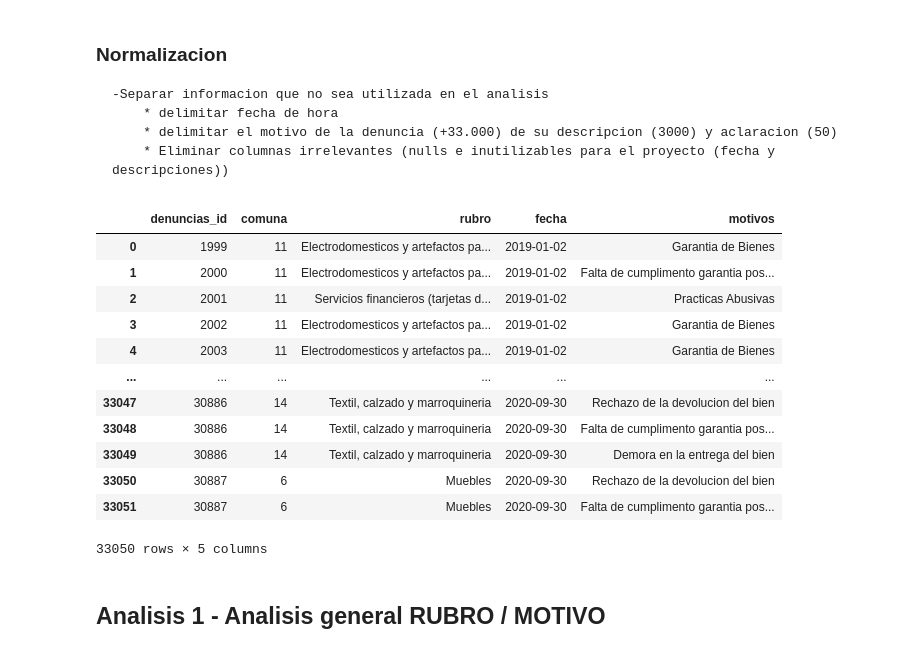
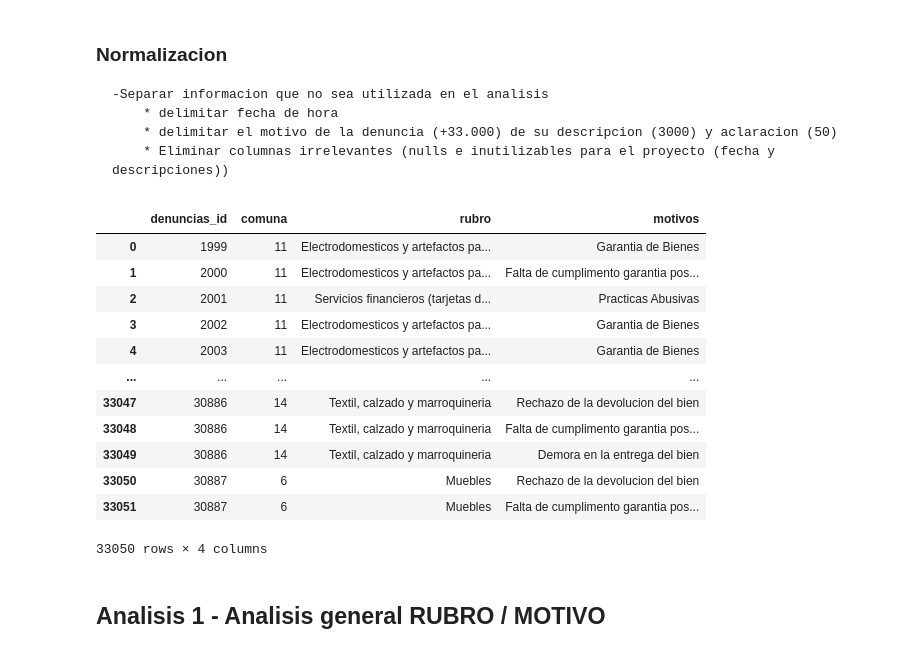
Before and after one commit to romenter/analisis-denuncias-sc, a Jupyter notebook: main.ipynb, the cells around one changed output. Drawn from its saved outputs; the diff is of its cells as text; code cells hidden in the pictures.

```diff
--- a/main.ipynb
+++ b/main.ipynb
@@ -125,47 +125,47 @@ date = df.fecha.str.split(pat=' ', expand=True).drop(columns=1)
 
 reason = df.motivo_denuncia.str.split(pat='-', expand=True).drop(columns=[1,2]).rename(columns={0:'motivos'})
 # Ver simplificado      -->      reason.count()
 
 
 # Realizamos merge entre las columnas
 
 df = df.merge(date, right_index=True,left_index=True).merge(reason, right_index=True,left_index=True)
 
 
 # Eliminamos columnas que no necesitemos
 
-df = df.drop(columns=['fecha','motivo_denuncia']).rename(columns={0:'fecha'})
+df = df.drop(columns=['fecha','motivo_denuncia',0])
 
 
 
 # ---------------------- FILA FAKE? -----------------------
 # Mientras se realizaba un analisis de los motivos, se encontraron 2 motivos denominados 'jdjdjdjd' y se eliminaron los datos asociados
 
 
 errors = df[df['motivos'] == 'jdjdjdjd'].index
 
 df = df.drop(errors)
 
 
 # ----------------------
 
 df_copy = df
 # creamos una copia para la no modificacion de la tabla original
 df
 # %% [output]
-|  | denuncias_id | comuna | rubro | fecha | motivos |
-| 0 | 1999 | 11 | Electrodomesticos y artefactos pa... | 2019-01-02 | Garantia de Bienes |
-| 1 | 2000 | 11 | Electrodomesticos y artefactos pa... | 2019-01-02 | Falta de cumplimento garantia pos... |
-| 2 | 2001 | 11 | Servicios financieros (tarjetas d... | 2019-01-02 | Practicas Abusivas |
-| 3 | 2002 | 11 | Electrodomesticos y artefactos pa... | 2019-01-02 | Garantia de Bienes |
-| 4 | 2003 | 11 | Electrodomesticos y artefactos pa... | 2019-01-02 | Garantia de Bienes |
-| ... | ... | ... | ... | ... | ... |
-| 33047 | 30886 | 14 | Textil, calzado y marroquineria | 2020-09-30 | Rechazo de la devolucion del bien |
-| 33048 | 30886 | 14 | Textil, calzado y marroquineria | 2020-09-30 | Falta de cumplimento garantia pos... |
-| 33049 | 30886 | 14 | Textil, calzado y marroquineria | 2020-09-30 | Demora en la entrega del bien |
-| 33050 | 30887 | 6 | Muebles | 2020-09-30 | Rechazo de la devolucion del bien |
-| 33051 | 30887 | 6 | Muebles | 2020-09-30 | Falta de cumplimento garantia pos... |
+|  | denuncias_id | comuna | rubro | motivos |
+| 0 | 1999 | 11 | Electrodomesticos y artefactos pa... | Garantia de Bienes |
+| 1 | 2000 | 11 | Electrodomesticos y artefactos pa... | Falta de cumplimento garantia pos... |
+| 2 | 2001 | 11 | Servicios financieros (tarjetas d... | Practicas Abusivas |
+| 3 | 2002 | 11 | Electrodomesticos y artefactos pa... | Garantia de Bienes |
+| 4 | 2003 | 11 | Electrodomesticos y artefactos pa... | Garantia de Bienes |
+| ... | ... | ... | ... | ... |
+| 33047 | 30886 | 14 | Textil, calzado y marroquineria | Rechazo de la devolucion del bien |
+| 33048 | 30886 | 14 | Textil, calzado y marroquineria | Falta de cumplimento garantia pos... |
+| 33049 | 30886 | 14 | Textil, calzado y marroquineria | Demora en la entrega del bien |
+| 33050 | 30887 | 6 | Muebles | Rechazo de la devolucion del bien |
+| 33051 | 30887 | 6 | Muebles | Falta de cumplimento garantia pos... |
-33050 rows × 5 columns
+33050 rows × 4 columns
 # %% [markdown]
 ## Analisis 1 - Analisis general RUBRO / MOTIVO
 # %% [markdown]
```
Also changed, not shown: parts of 1 cell of this notebook.
